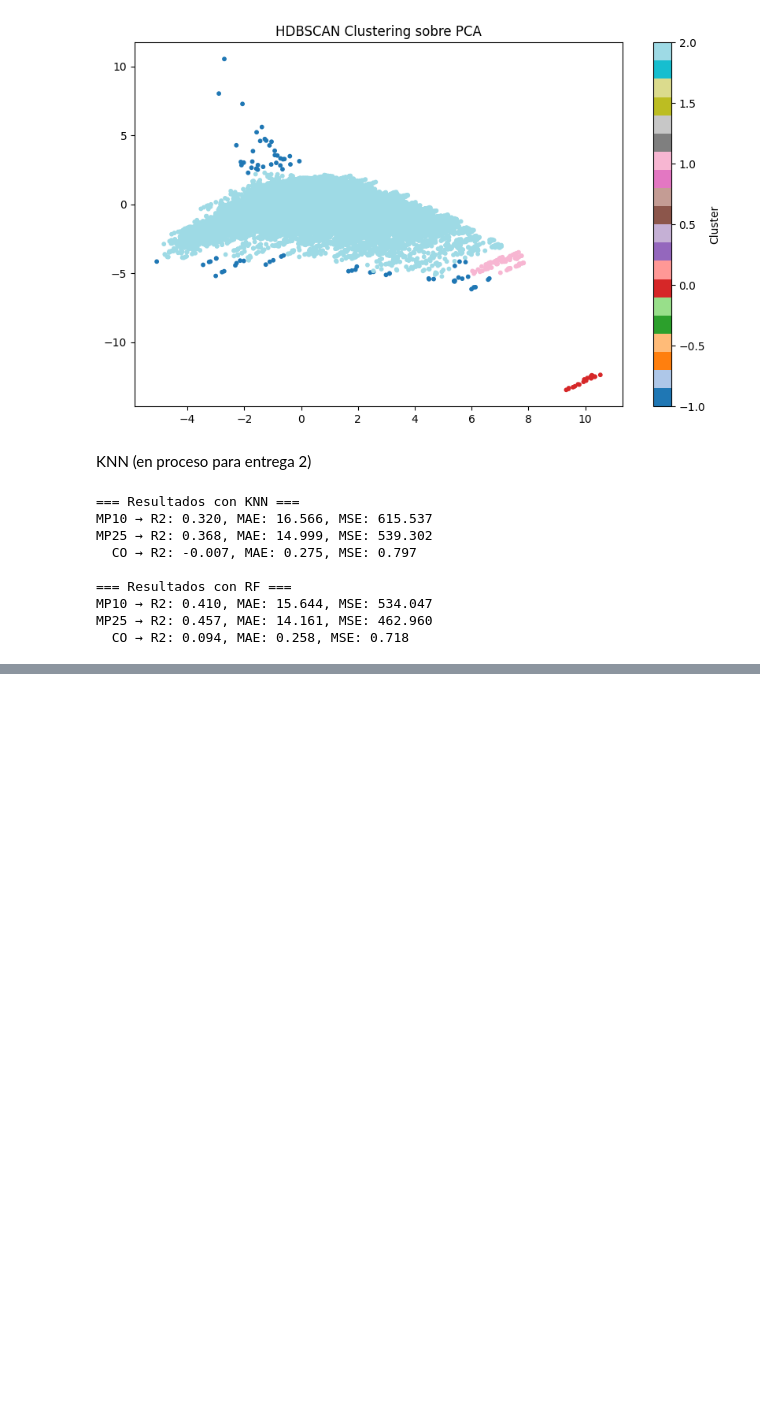
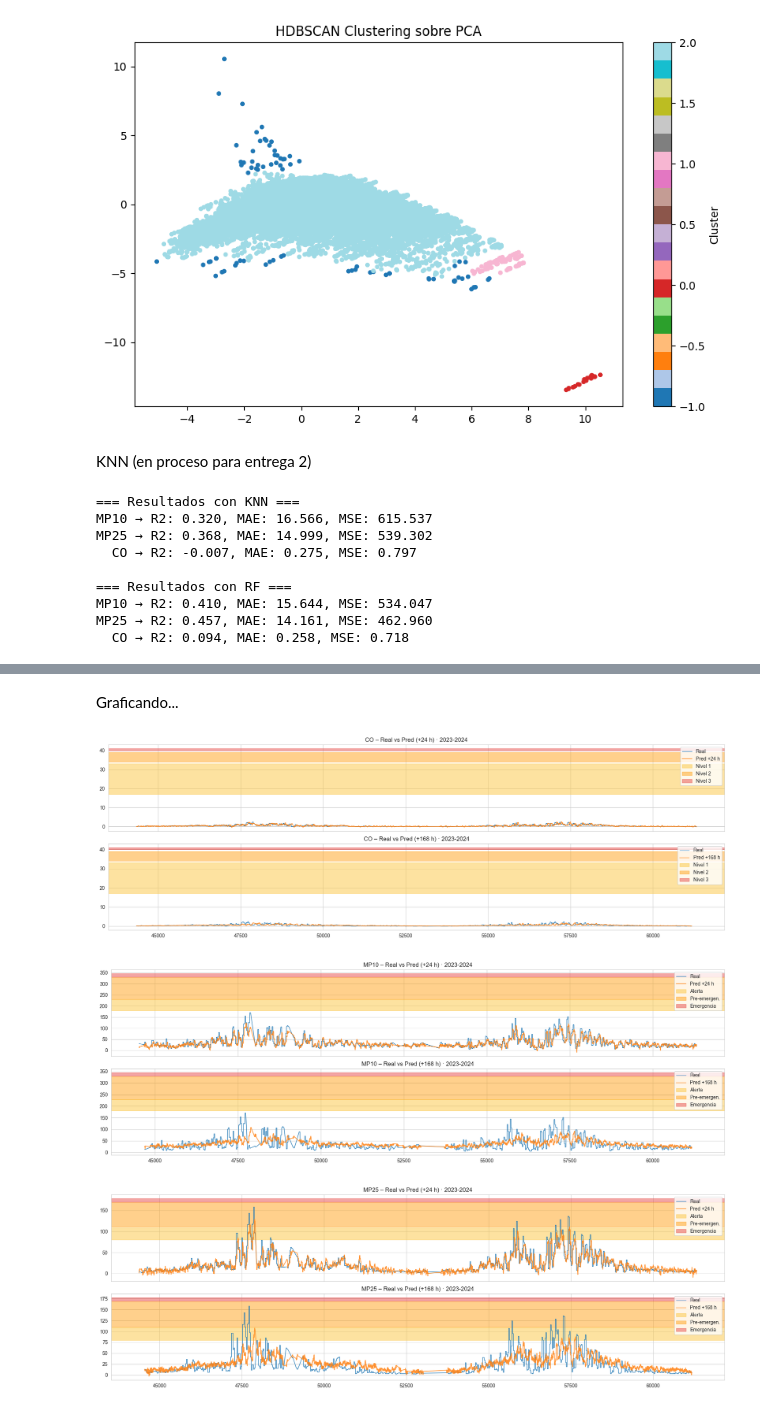
Before and after one commit to ianmarcuson/Proyecto-Mineria-de-Datos, a Jupyter notebook: Proyecto_codigo.ipynb, the cells around one changed output, grey strips where cells are left out. Drawn from its saved outputs; the diff is of its cells as text; code cells hidden in the pictures; blank space fills up the shorter version.

```diff
--- a/Proyecto_codigo.ipynb
+++ b/Proyecto_codigo.ipynb
@@ -309,0 +598,56 @@ OOB Scores: {'MP10': 0.42417239278509367, 'MP25': 0.4628306090957063, 'CO': 0.11
+# %% [markdown]
+Graficando...
+# %%
+import matplotlib.pyplot as plt
+import seaborn as sns
+sns.set_style("whitegrid")
+
+pred_store = {}
+for h in HORIZONS_H:
+    for tgt in TARGETS:
+        res, excols = fit_iv_gmm(tgt, h, train)
+        y, yhat     = predict(res, excols, tgt, h, test)
+        pred_store[(tgt, h)] = (y.index, y, yhat)
+
+bands = {
+    "CO":   [("Nivel 1", 17, 33,  "#FBC02D"),
+             ("Nivel 2", 34, 39,  "#FF9800"),
+             ("Nivel 3", 40, None,"#E53935")],
+    "MP25": [("Alerta",        80,109, "#FBC02D"),
+             ("Pre-emergen.", 110,169, "#FF9800"),
+             ("Emergencia",   170,None,"#E53935")],
+    "MP10": [("Alerta",        180,229,"#FBC02D"),
+             ("Pre-emergen.", 230,329,"#FF9800"),
+             ("Emergencia",   330,None,"#E53935")]
+}
+
+def add_bands(ax, tgt):
+    for label, low, high, color in bands[tgt]:
+        top = high if high is not None else ax.get_ylim()[1]
+        ax.axhspan(low, top, color=color, alpha=0.45, label=label)
+
+for tgt in TARGETS:
+    fig, axes = plt.subplots(2, 1, figsize=(18, 6), sharex=True)
+
+    # +24 h
+    d, y, yhat = pred_store[(tgt, 24)]
+    axes[0].plot(d, y,     label="Real", linewidth=1)
+    axes[0].plot(d, yhat,  label="Pred +24 h", linewidth=1.3, alpha=0.85)
+    add_bands(axes[0], tgt)
+    axes[0].set_title(f"{tgt} – Real vs Pred (+24 h) · 2023-2024")
+    axes[0].legend(loc="upper right")
+
+    # +168 h
+    d, y, yhat = pred_store[(tgt, 168)]
+    axes[1].plot(d, y,     label="Real", linewidth=1)
+    axes[1].plot(d, yhat,  label="Pred +168 h", linewidth=1.3, alpha=0.85)
+    add_bands(axes[1], tgt)
+    axes[1].set_title(f"{tgt} – Real vs Pred (+168 h) · 2023-2024")
+    axes[1].legend(loc="upper right")
+
+    plt.tight_layout()
+    plt.show()
+# %% [output]
+[figure, added]
+[figure, added]
+[figure, added]
```
Also changed, not shown: parts of 10 cells of this notebook.
